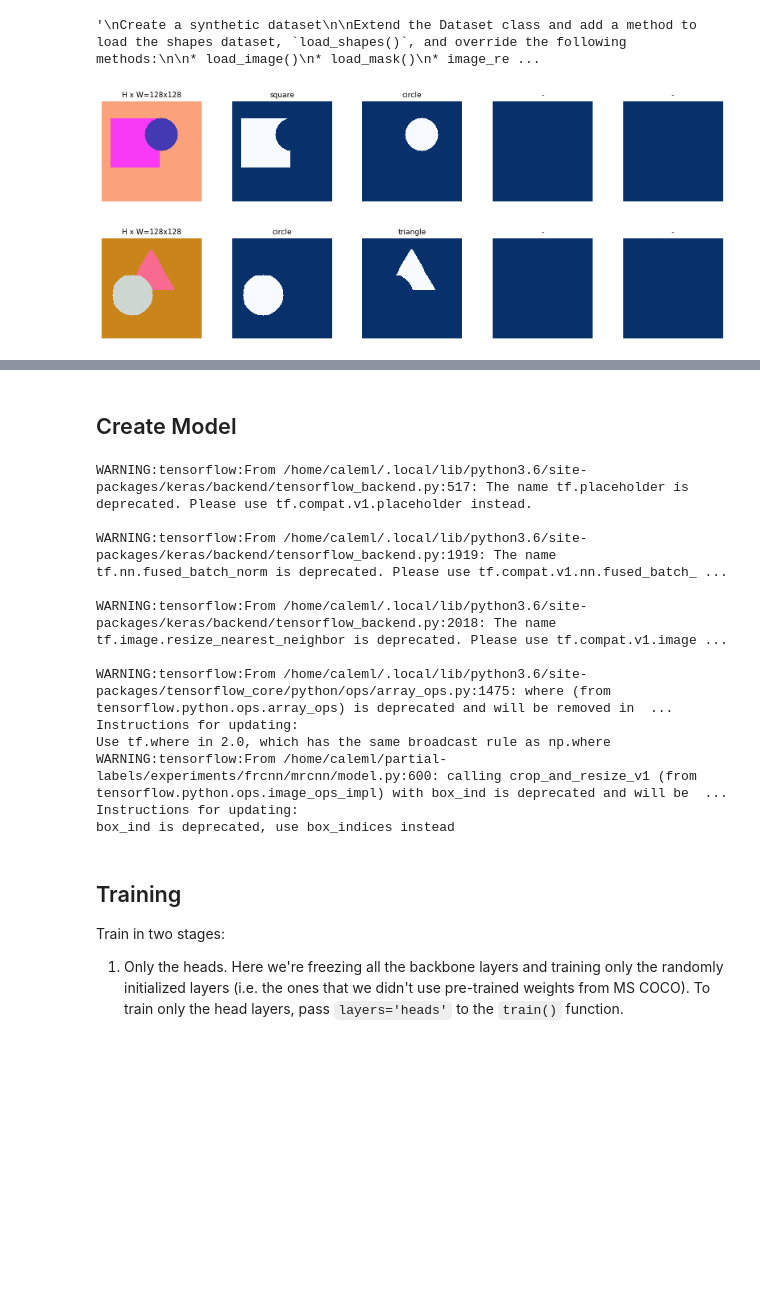
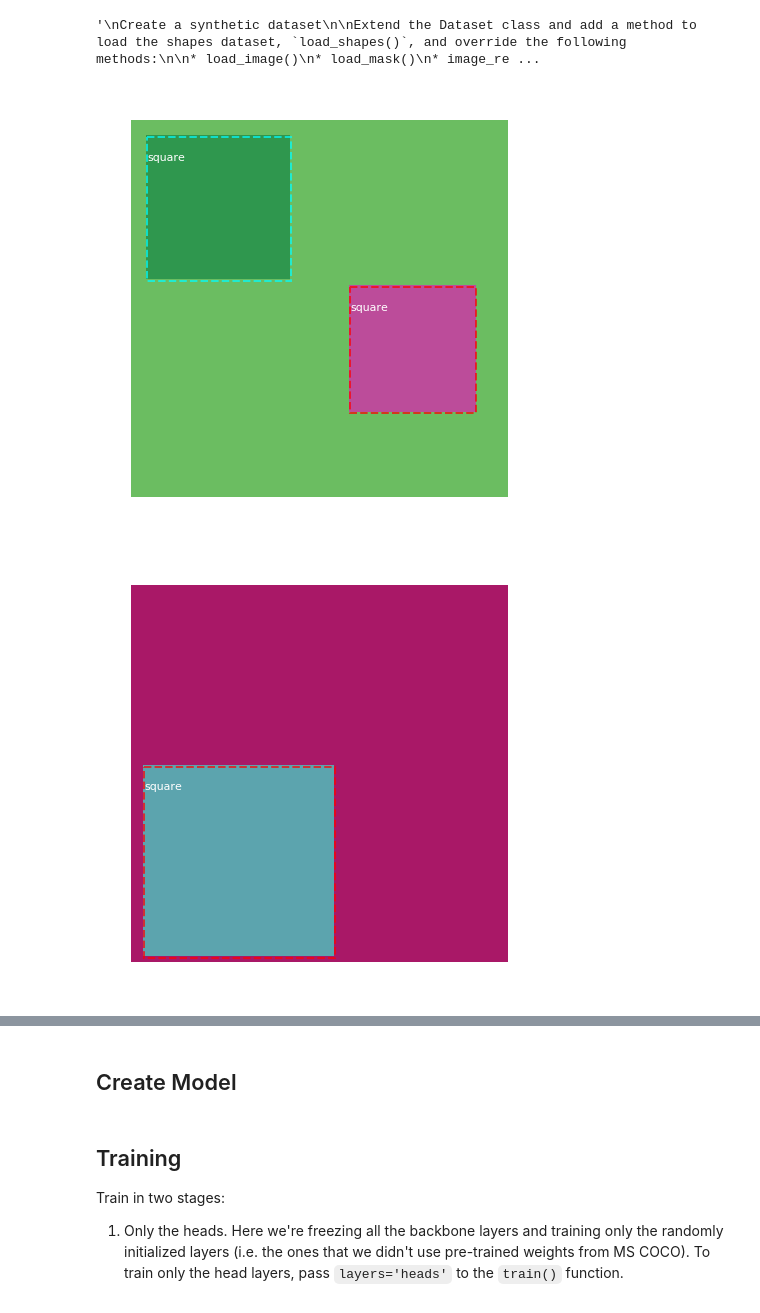
Before and after one commit to lcalem/partial-labels, a Jupyter notebook: experiments/frcnn/samples/shapes/train_shapes.ipynb, the cells around one changed output, grey strips where cells are left out. Drawn from its saved outputs; the diff is of its cells as text; code cells hidden in the pictures; blank space fills up the shorter version.

Commit message:
matterport removed mask from dataset generation

```diff
--- a/experiments/frcnn/samples/shapes/train_shapes.ipynb
+++ b/experiments/frcnn/samples/shapes/train_shapes.ipynb
@@ -161,16 +164,19 @@ class ShapesDataset(utils.Dataset):
         return image
 
     def image_reference(self, image_id):
-        """Return the shapes data of the image."""
+        '''
+        Return the shapes data of the image.
+        '''
         info = self.image_info[image_id]
         if info["source"] == "shapes":
             return info["shapes"]
         else:
             super(self.__class__).image_reference(self, image_id)
 
-    def load_mask(self, image_id):
-        """Generate instance masks for shapes of the given image ID.
-        """
+    def load_bboxes(self, image_id):
+        '''
+        Generate instance GT bboxes for shapes of the given image ID.
+        '''
         info = self.image_info[image_id]
         shapes = info['shapes']
         count = len(shapes)
@@ -185,7 +191,10 @@ class ShapesDataset(utils.Dataset):
             occlusion = np.logical_and(occlusion, np.logical_not(mask[:, :, i]))
         # Map class names to class IDs.
         class_ids = np.array([self.class_names.index(s[0]) for s in shapes])
-        return mask.astype(np.bool), class_ids.astype(np.int32)
+
+        bboxes = utils.extract_bboxes(mask.astype(np.bool))
+
+        return bboxes, class_ids.astype(np.int32)
 
     def draw_shape(self, image, shape, dims, color):
         """Draws a shape from the given specs."""
@@ -259,10 +268,10 @@ dataset_val.prepare()
 # %%
 # Load and display random samples
 image_ids = np.random.choice(dataset_train.image_ids, 4)
 for image_id in image_ids:
     image = dataset_train.load_image(image_id)
-    mask, class_ids = dataset_train.load_mask(image_id)
-    visualize.display_top_masks(image, mask, class_ids, dataset_train.class_names)
+    bboxes, class_ids = dataset_train.load_bboxes(image_id)
+    visualize.display_instances(image, bboxes, class_ids, dataset_train.class_names, figsize=(8, 8))
 # %% [output]
-[figure, old version]
+[figure, new version]
-[figure, old version]
+[figure, new version]
@@ -272,21 +281,9 @@ for image_id in image_ids:
 ## Create Model
 # %%
 # Create model in training mode
-model = modellib.MaskRCNN(mode="training", config=config,
+model = modellib.MaskRCNN(mode="training",
+                          config=config,
                           model_dir=MODEL_DIR)
-# %% [output]
-WARNING:tensorflow:From /home/caleml/.local/lib/python3.6/site-packages/keras/backend/tensorflow_backend.py:517: The name tf.placeholder is deprecated. Please use tf.compat.v1.placeholder instead.
-
-WARNING:tensorflow:From /home/caleml/.local/lib/python3.6/site-packages/keras/backend/tensorflow_backend.py:1919: The name tf.nn.fused_batch_norm is deprecated. Please use tf.compat.v1.nn.fused_batch_ ...
-
-WARNING:tensorflow:From /home/caleml/.local/lib/python3.6/site-packages/keras/backend/tensorflow_backend.py:2018: The name tf.image.resize_nearest_neighbor is deprecated. Please use tf.compat.v1.image ...
-
-WARNING:tensorflow:From /home/caleml/.local/lib/python3.6/site-packages/tensorflow_core/python/ops/array_ops.py:1475: where (from tensorflow.python.ops.array_ops) is deprecated and will be removed in  ...
-Instructions for updating:
-Use tf.where in 2.0, which has the same broadcast rule as np.where
-WARNING:tensorflow:From /home/caleml/partial-labels/experiments/frcnn/mrcnn/model.py:600: calling crop_and_resize_v1 (from tensorflow.python.ops.image_ops_impl) with box_ind is deprecated and will be  ...
-Instructions for updating:
-box_ind is deprecated, use box_indices instead
 # %%
 # Which weights to start with?
 init_with = "coco"  # imagenet, coco, or last
```
Also changed, not shown: parts of 8 cells of this notebook, 3 other files.
